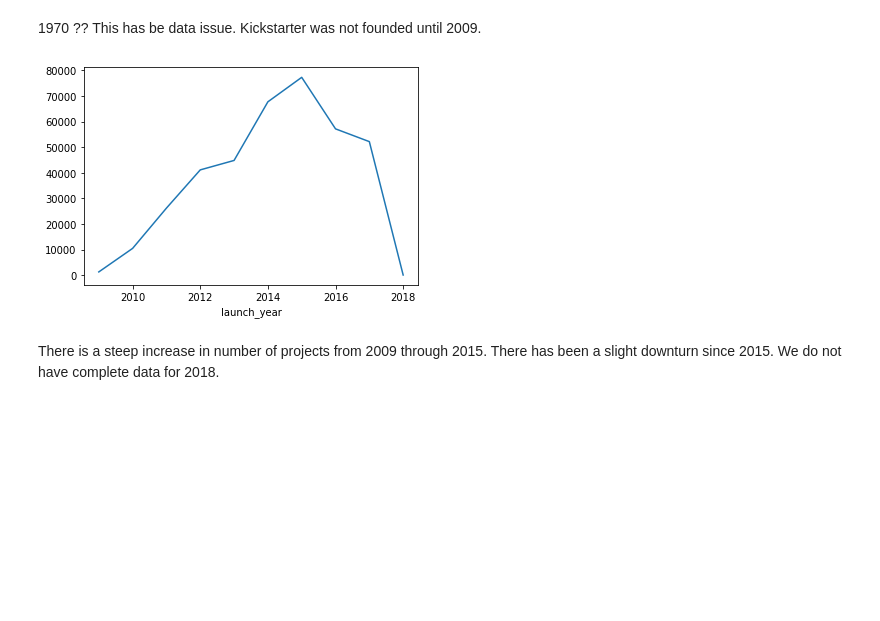
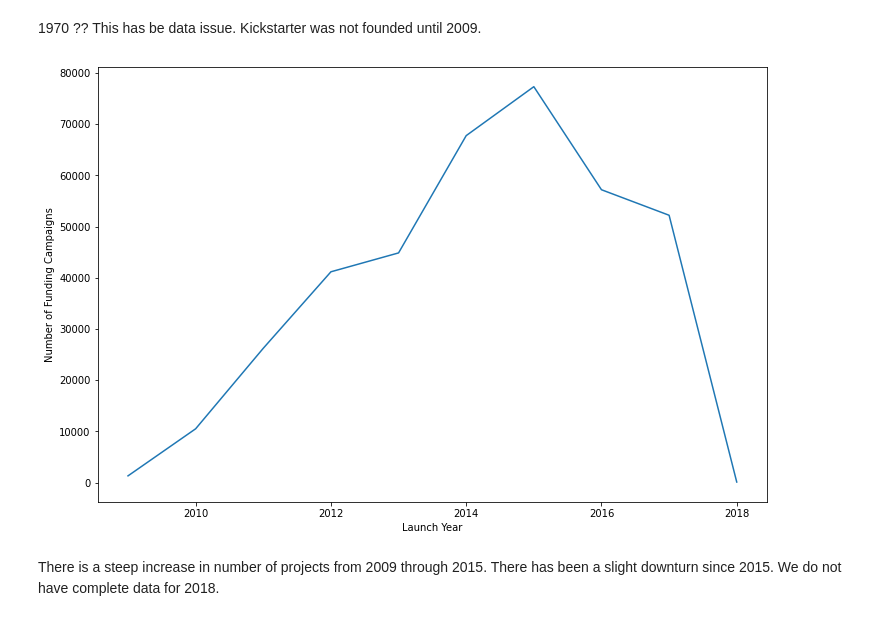
Before and after one commit to sumitkumar-00/kickstarter, a Jupyter notebook: kickstarter.ipynb, the cells around one changed output. Saved outputs shown, nothing was run; the diff lists cells and outputs as text; code cells hidden in the pictures; blank space fills up the shorter version.

```diff
--- a/kickstarter.ipynb
+++ b/kickstarter.ipynb
@@ -156,9 +158,12 @@ dtype: int64
 1970 ?? This has be data issue. Kickstarter was not founded until 2009.
 # %%
 # Plot Year ( excluding 1970 ) and number of projects
+plt.figure(figsize=(12,8))
 ks[ks.launch_year > 1970].groupby('launch_year').size().plot();
+plt.xlabel('Launch Year');
+plt.ylabel('Number of Funding Campaigns');
 # %% [output]
-[figure, old version]
+[figure, new version]
 # %% [markdown]
 There is a steep increase in number of projects from 2009 through 2015. There has been a slight downturn since 2015. We do not have complete data for 2018.
 # %%
```
Also changed, not shown: parts of 14 cells of this notebook.
